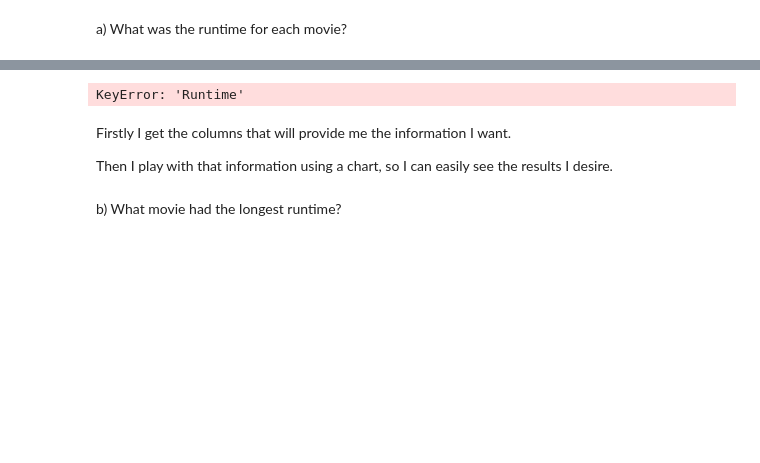
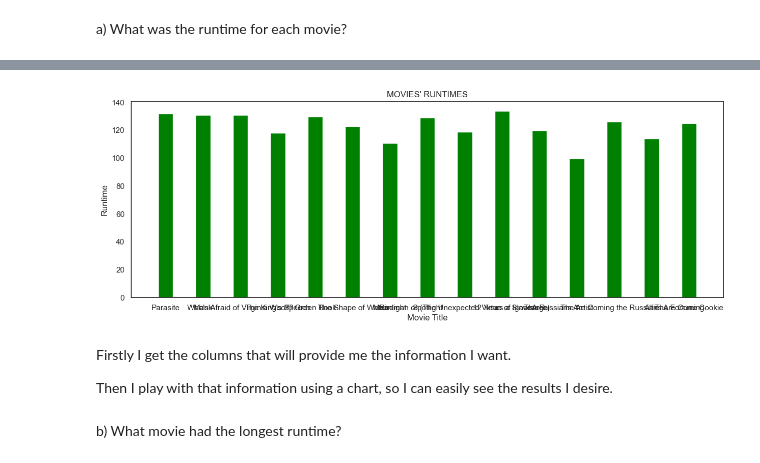
Before and after one commit to 3Grey6Jedi9/Data-Analysis-Project-08, a Jupyter notebook: movie_analysis.ipynb, the cells around one changed output, grey strips where cells are left out. Drawn from its saved outputs; the diff is of its cells as text; code cells hidden in the pictures; blank space fills up the shorter version.

```diff
--- a/movie_analysis.ipynb
+++ b/movie_analysis.ipynb
@@ -27,18 +50,18 @@ movies_runtime
 # %%
 x = np.array(movies_runtime['Movie Title'])
 y = np.array(movies_runtime['Runtime'])
 
-fig = plt.figure(figsize=(5,5))
+fig = plt.figure(figsize=(15,5))
 
 plt.xlabel("Movie Title")
 plt.ylabel("Runtime")
 plt.title("MOVIES' RUNTIMES")
 
-plt.bar(x,y, width=0.5, color='green')
+plt.bar(x,y, width=0.4, color='green')
 
 plt.show()
 # %% [output]
-KeyError: 'Runtime'
+[figure, added]
 # %% [markdown]
 Firstly I get the columns that will provide me the information I want.
 
```
Also changed, not shown: parts of 5 cells of this notebook.
